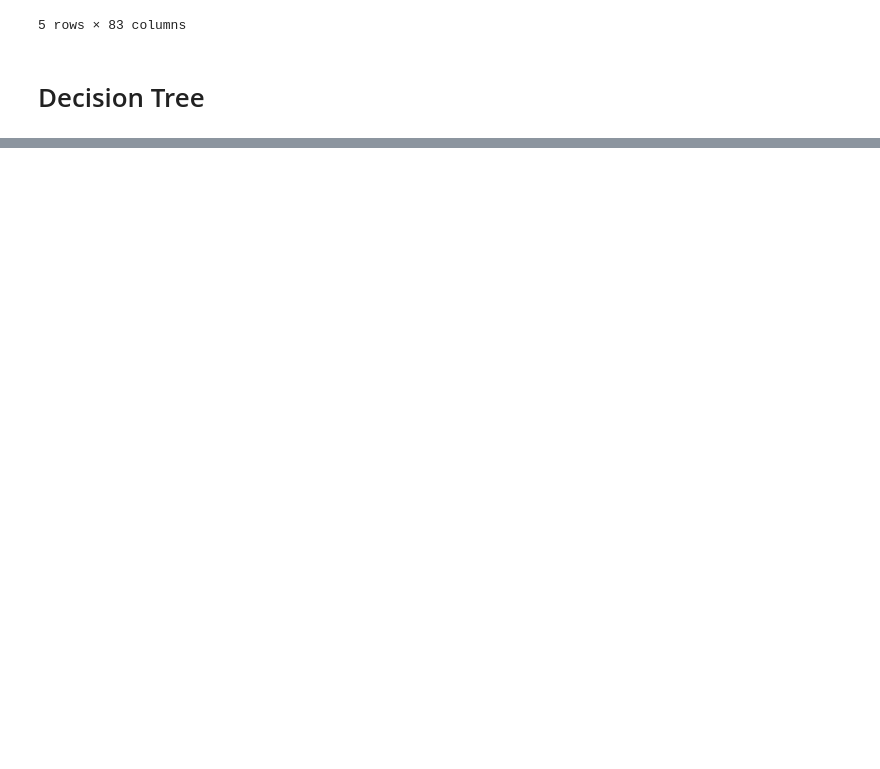
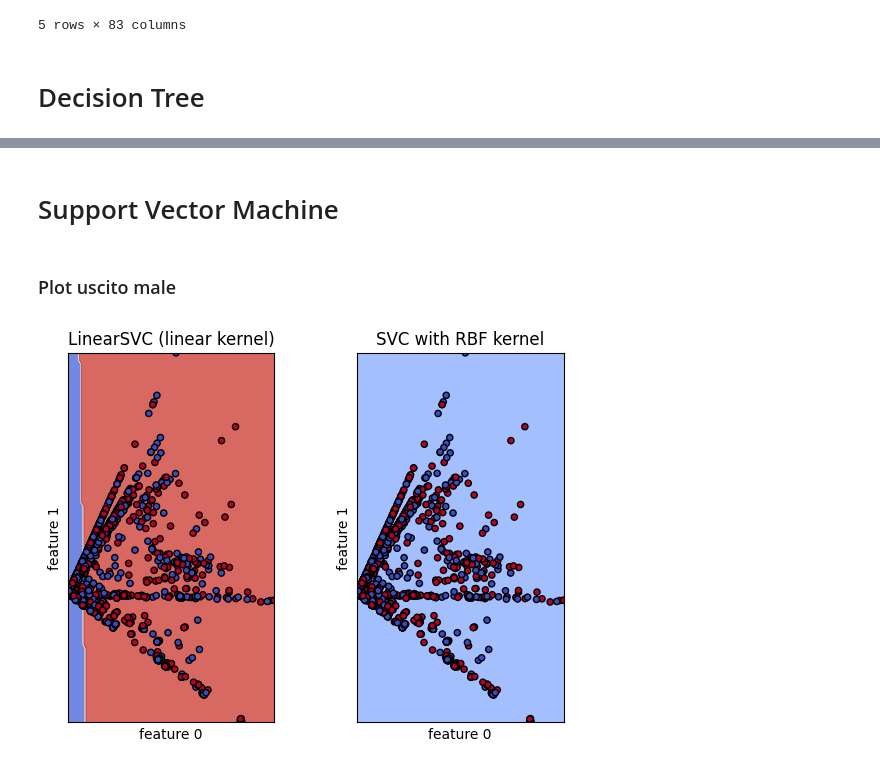
Before and after one commit to Alessandrostr95/progetto_machine_learning, a Jupyter notebook: progetto_ml.ipynb, the cells around one changed output, grey strips where cells are left out. Cells and saved outputs as stored; diff of their text form; code cells hidden in the pictures; blank space fills up the shorter version.

```diff
--- a/progetto_ml.ipynb
+++ b/progetto_ml.ipynb
@@ -201 +199,3 @@ Precision: 0.75 (+/- 0.01)
 Recall: 0.75 (+/- 0.01)
+# %% [markdown]
+# Support Vector Machine
@@ -201,0 +214,60 @@ Recall: 0.75 (+/- 0.01)
+# %%
+# valuate models
+
+for clf in models:
+    # print scores
+    print(f'{clf.__class__.__name__}:')
+    valuate(clf, X_test, y_test)
+# %% [markdown]
+### Plot uscito male
+# %%
+from sklearn.decomposition import PCA
+pca = PCA(n_components=2)
+X_reduced = pca.fit_transform(X_train)
+
+models2 = (
+    # svm.SVC(kernel="linear", C=C),
+    svm.LinearSVC(C=C, max_iter=10000, dual=True),
+    svm.SVC(kernel="rbf", gamma=0.7, C=C),
+    #svm.SVC(kernel="poly", degree=3, gamma="auto", C=C),
+)
+
+models2 = (clf.fit(X_reduced[:5000], y_train[:5000]) for clf in models2)
+# %%
+# title for the plots
+titles = (
+    #"SVC with linear kernel",
+    "LinearSVC (linear kernel)",
+    "SVC with RBF kernel",
+    #"SVC with polynomial (degree 3) kernel",
+)
+
+# Set-up 2x2 grid for plotting.
+fig, sub = plt.subplots(1, 2)
+plt.subplots_adjust(wspace=0.4, hspace=0.4)
+
+X0, X1 = X_reduced[:5000][:, 0] , X_reduced[:5000][:, 1]
+
+for clf, title, ax in zip(models2, titles, sub.flatten()):
+    disp = DecisionBoundaryDisplay.from_estimator(
+        clf,
+        X_reduced[:5000],
+        response_method="predict",
+        cmap=plt.cm.coolwarm,
+        alpha=0.8,
+        ax=ax,
+        xlabel="feature 0",
+        ylabel="feature 1",
+    )
+
+    # encode labels to 0, 1 classes
+    y_labels = label_encoder.fit_transform(y_train[:5000])
+
+    ax.scatter(X0, X1, c=y_labels, cmap=plt.cm.coolwarm, s=20, edgecolors="k")
+    ax.set_xticks(())
+    ax.set_yticks(())
+    ax.set_title(title)
+
+plt.show()
+# %% [output]
+[figure, added]
```
Also changed, not shown: parts of 8 cells of this notebook.
